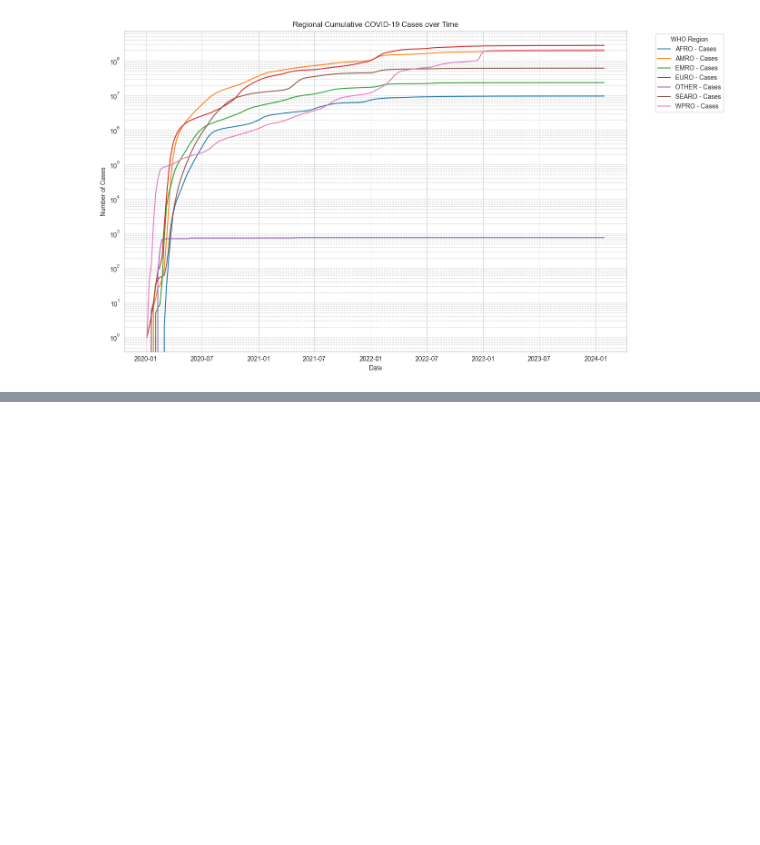
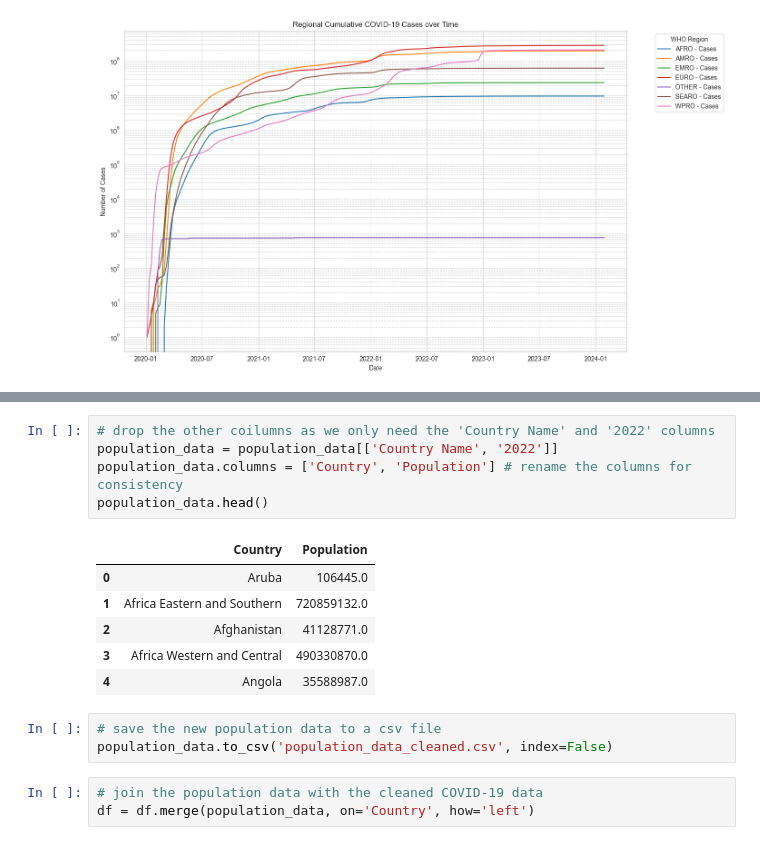
Before and after one commit to dagbolade/covid, a Jupyter notebook: covid.ipynb, the cells around one changed output, grey strips where cells are left out. Cells and saved outputs as stored; diff of their text form; blank space fills up the shorter version.

```diff
--- a/covid.ipynb
+++ b/covid.ipynb
@@ -353,0 +368,18 @@ plt.show()
+# %%
+# drop the other coilumns as we only need the 'Country Name' and '2022' columns
+population_data = population_data[['Country Name', '2022']]
+population_data.columns = ['Country', 'Population'] # rename the columns for consistency
+population_data.head()
+# %% [output]
+|  | Country | Population |
+| 0 | Aruba | 106445.0 |
+| 1 | Africa Eastern and Southern | 720859132.0 |
+| 2 | Afghanistan | 41128771.0 |
+| 3 | Africa Western and Central | 490330870.0 |
+| 4 | Angola | 35588987.0 |
+# %%
+# save the new population data to a csv file
+population_data.to_csv('population_data_cleaned.csv', index=False)
+# %%
+# join the population data with the cleaned COVID-19 data
+df = df.merge(population_data, on='Country', how='left')
```
Also changed, not shown: parts of 1 cell of this notebook, 2 other files.
